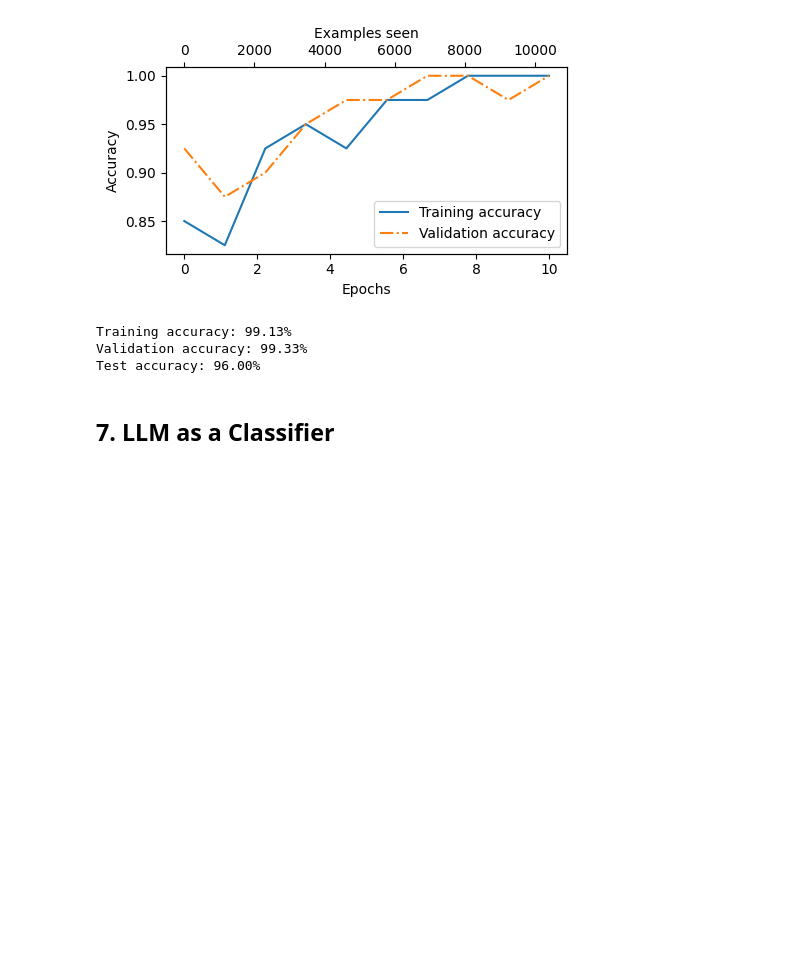
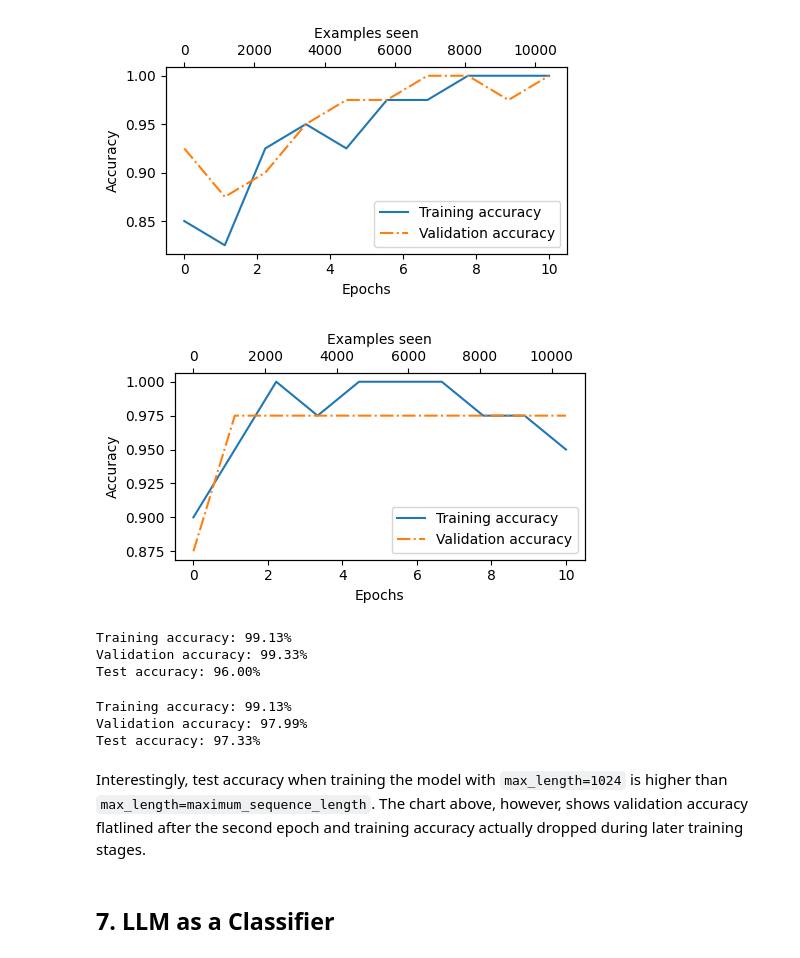
Before and after one commit to bachaudhry/my-llm-from-scratch, a Jupyter notebook: 05-finetuning-text-classification.ipynb, the cells around one changed output. Saved outputs shown, nothing was run; the diff lists cells and outputs as text; code cells hidden in the pictures; blank space fills up the shorter version.

```diff
--- a/05-finetuning-text-classification.ipynb
+++ b/05-finetuning-text-classification.ipynb
@@ -737,6 +807,14 @@ examples_seen_tensor = torch.linspace(0, examples_seen, len(train_accs))
 plot_values(epochs_tensor, examples_seen_tensor, train_accs, val_accs, label="accuracy")
 # %% [output]
 [figure]
+# %%
+# Max_length = 1024
+epochs_tensor = torch.linspace(0, num_epochs, len(train_accs))
+examples_seen_tensor = torch.linspace(0, examples_seen, len(train_accs))
+
+plot_values(epochs_tensor, examples_seen_tensor, train_accs, val_accs, label="accuracy")
+# %% [output]
+[figure, added]
 # %%
 train_accuracy = calc_accuracy_loader(train_loader, model, device)
 val_accuracy = calc_accuracy_loader(val_loader, model, device)
@@ -749,6 +827,21 @@ print(f"Test accuracy: {test_accuracy*100:.2f}%")
 Training accuracy: 99.13%
 Validation accuracy: 99.33%
 Test accuracy: 96.00%
+# %%
+# max_length=1024
+train_accuracy = calc_accuracy_loader(train_loader, model, device)
+val_accuracy = calc_accuracy_loader(val_loader, model, device)
+test_accuracy = calc_accuracy_loader(test_loader, model, device)
+
+print(f"Training accuracy: {train_accuracy*100:.2f}%")
+print(f"Validation accuracy: {val_accuracy*100:.2f}%")
+print(f"Test accuracy: {test_accuracy*100:.2f}%")
+# %% [output]
+Training accuracy: 99.13%
+Validation accuracy: 97.99%
+Test accuracy: 97.33%
+# %% [markdown]
+Interestingly, test accuracy when training the model with `max_length=1024` is higher than `max_length=maximum_sequence_length`. The chart above, however, shows validation accuracy flatlined after the second epoch and training accuracy actually dropped during later training stages.
 # %% [markdown]
 ## **7. LLM as a Classifier**
 # %%
```
Also changed, not shown: parts of 13 cells of this notebook.
